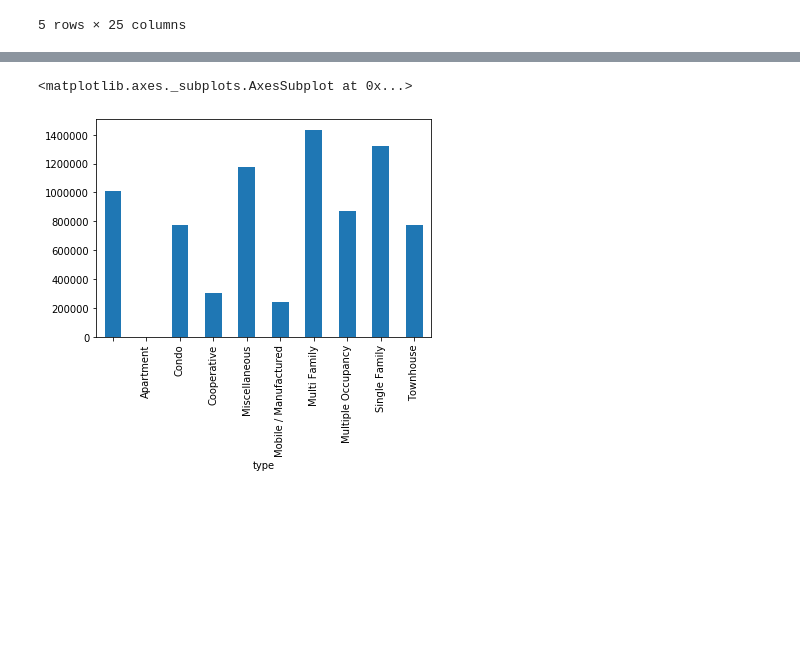
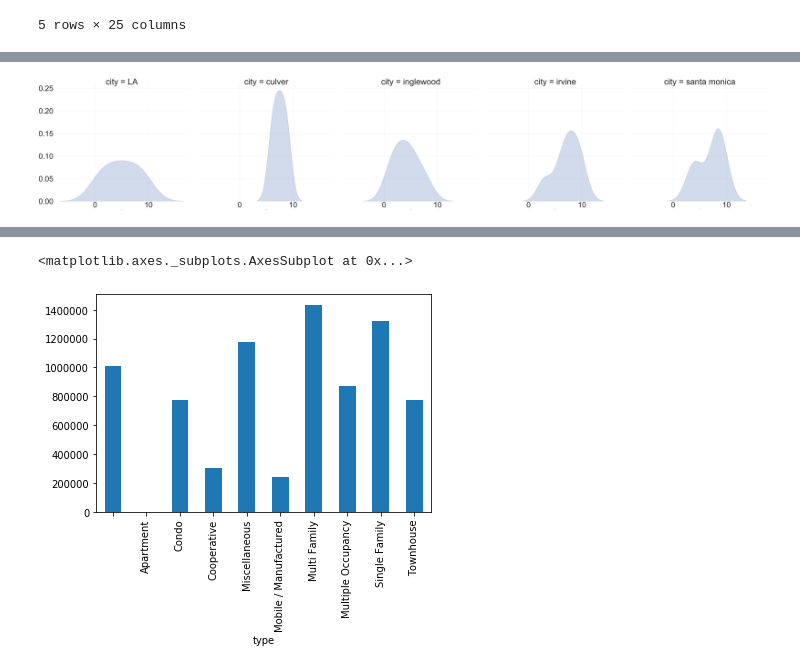
Before and after one commit to EllyKyles/LA-house-value-analysis, a Jupyter notebook: zillow_combined.ipynb, the cells around one changed output, grey strips where cells are left out. Cells and saved outputs as stored; diff of their text form; code cells hidden in the pictures; blank space fills up the shorter version.

```diff
--- a/zillow_combined.ipynb
+++ b/zillow_combined.ipynb
@@ -322,0 +377,10 @@ new_df.describe()
+# %%
+g= sns.FacetGrid(first_school_g_df, col = 'city', size =30)
+sns.set(font_scale = 10)
+g.map(sns.kdeplot, "first_school_grade", shade = True)
+sns.despine(left = True, bottom = True)
+sns.set_style("whitegrid")
+plt.rcParams["axes.labelsize"] = 5
+plt.show()
+# %% [output]
+[figure, added]
```
Also changed, not shown: parts of 29 cells of this notebook, 12 other files.
